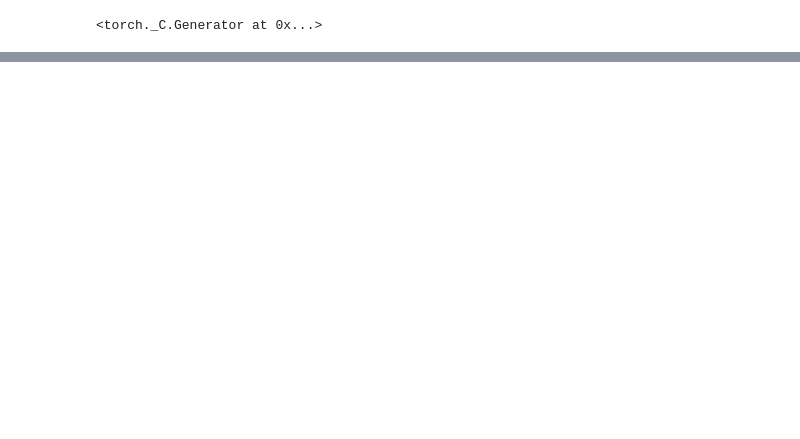
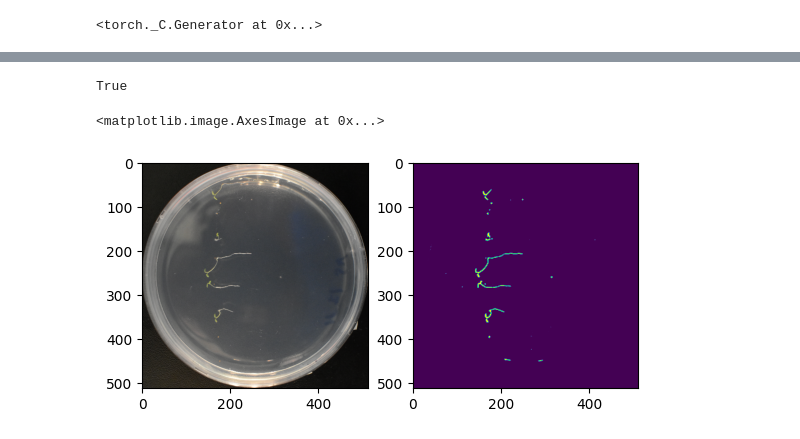
Before and after one commit to DeadArcadiy/SWWH, a Jupyter notebook: test.ipynb, the cells around one changed output, grey strips where cells are left out. Saved outputs shown, nothing was run; the diff lists cells and outputs as text; code cells hidden in the pictures; blank space fills up the shorter version.

```diff
--- a/test.ipynb
+++ b/test.ipynb
@@ -76,0 +50,17 @@ for i in outputs:
+# %%
+cv2.imwrite('data/segmented_image5.png',mask * 255)
+# %% [output]
+True
+# %%
+segmented_image = cv2.imread('data/segmented_image5.png', cv2.IMREAD_GRAYSCALE)
+
+image = cv2.imread('data/image5.png')
+image = cv2.cvtColor(image, cv2.COLOR_BGR2RGB)
+image = cv2.resize(image,(512,512))
+
+f, axarr = plt.subplots(1,2)
+axarr[0].imshow(image)
+axarr[1].imshow(segmented_image)
+# %% [output]
+<matplotlib.image.AxesImage at 0x...>
+[figure, added]
```
Also changed, not shown: parts of 5 cells of this notebook, 2 other files.
